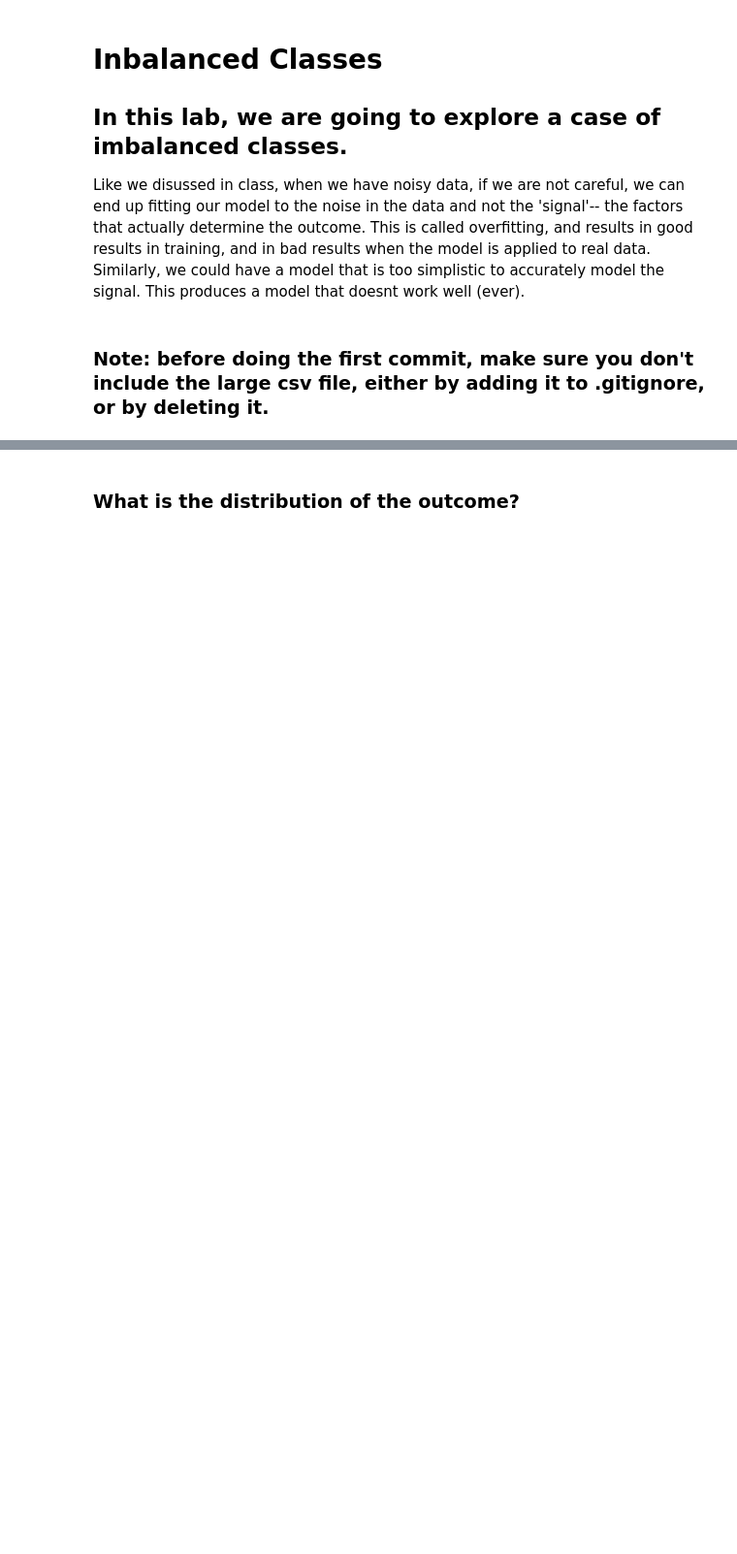
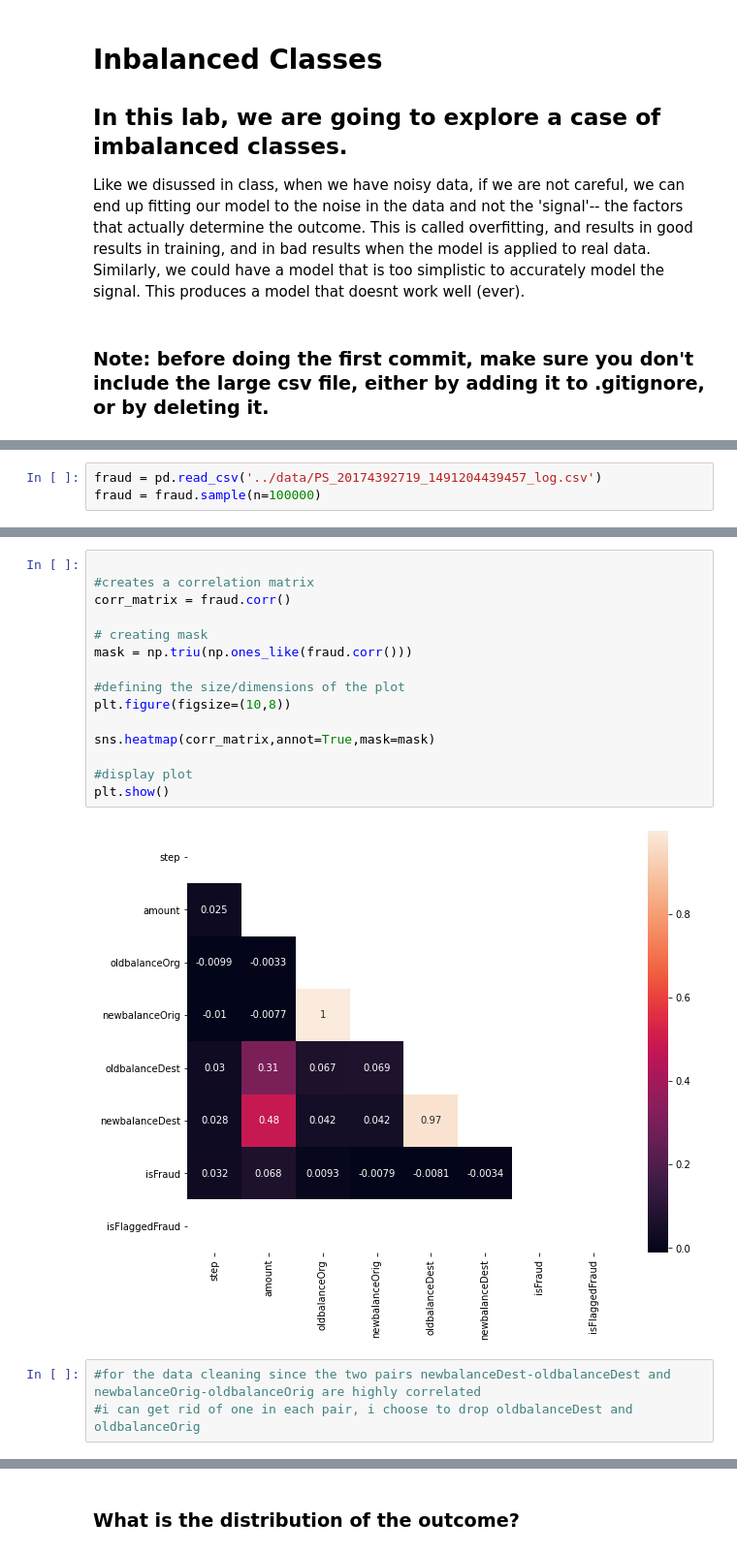
Before and after one commit to ta-data-lis/lab-imbalance, a Jupyter notebook: your-code/lab_imbalance.ipynb, the cells around one changed output, grey strips where cells are left out. Shown at 97% size. Saved outputs shown, nothing was run; the diff lists cells and outputs as text; blank space fills up the shorter version.

```diff
--- a/your-code/lab_imbalance.ipynb
+++ b/your-code/lab_imbalance.ipynb
@@ -13,0 +18,3 @@ Like we disussed in class, when we have noisy data, if we are not careful, we ca
+# %%
+fraud = pd.read_csv('../data/PS_20174392719_1491204439457_log.csv')
+fraud = fraud.sample(n=100000)
@@ -13,0 +57,20 @@ Like we disussed in class, when we have noisy data, if we are not careful, we ca
+# %%
+
+#creates a correlation matrix
+corr_matrix = fraud.corr()
+
+# creating mask
+mask = np.triu(np.ones_like(fraud.corr()))
+
+#defining the size/dimensions of the plot
+plt.figure(figsize=(10,8))
+
+sns.heatmap(corr_matrix,annot=True,mask=mask)
+
+#display plot
+plt.show()
+# %% [output]
+[figure, added]
+# %%
+#for the data cleaning since the two pairs newbalanceDest-oldbalanceDest and newbalanceOrig-oldbalanceOrig are highly correlated
+#i can get rid of one in each pair, i choose to drop oldbalanceDest and oldbalanceOrig
```
Also changed, not shown: parts of 29 cells of this notebook.
